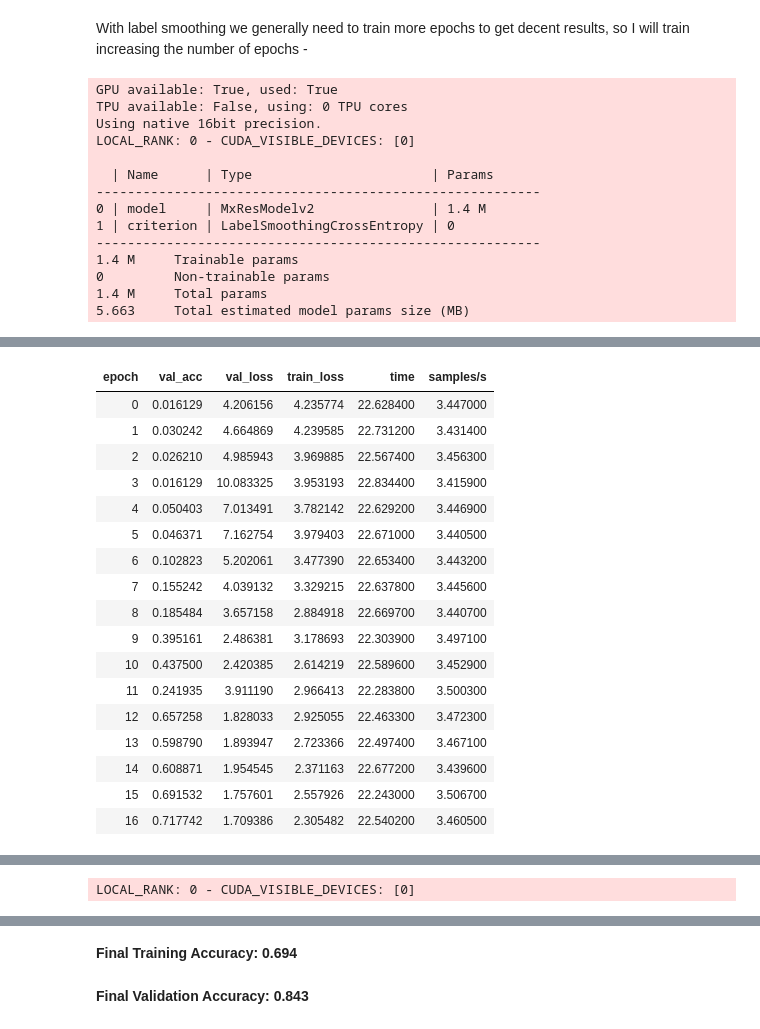
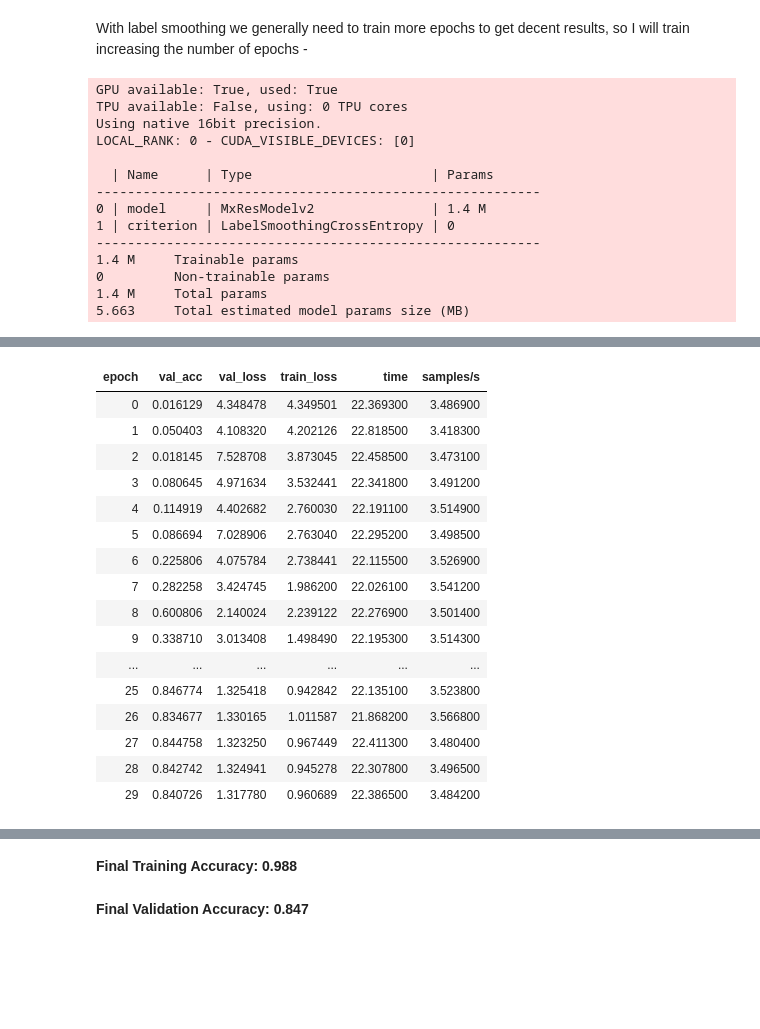
Before and after one commit to benihime91/midas-summer-internship-2021, a Jupyter notebook: midas_task_2_part_01.ipynb, the cells around one changed output, grey strips where cells are left out. Drawn from its saved outputs; the diff is of its cells as text; code cells hidden in the pictures; blank space fills up the shorter version.

```diff
--- a/midas_task_2_part_01.ipynb
+++ b/midas_task_2_part_01.ipynb
@@ -949,15 +955,18 @@ Let's build up the model : The code below incorporates SelfAttention and Mish in
 class sa_m_xResModel(nn.Sequential):
     def __init__(self, num_outputs: int, act_cls=Mish):
         conv = nn.Sequential(
-            ConvBnDropBlock(in_chans=3,  out_chans=32, kernel_size=3, stride=2, act_cls=act_cls, bias=False, use_bn=False),
-            ConvBnDropBlock(in_chans=32, out_chans=32, kernel_size=3, stride=1, act_cls=act_cls, bias=False, use_bn=False),
-            ConvBnDropBlock(in_chans=32, out_chans=64, kernel_size=3, stride=1, act_cls=act_cls, bias=False, use_bn=True),
+            ConvBnDropBlock(in_chans=3,  out_chans=32, kernel_size=3, stride=2,
+                            act_cls=act_cls, bias=False, use_bn=False),
+            ConvBnDropBlock(in_chans=32, out_chans=32, kernel_size=3, stride=1,
+                            act_cls=act_cls, bias=False, use_bn=False),
+            ConvBnDropBlock(in_chans=32, out_chans=64, kernel_size=3, stride=1,
+                            act_cls=act_cls, bias=False, use_bn=False),
             )
         pool = nn.MaxPool2d(kernel_size=3, stride=2, padding=1)
         conv_stem  = nn.Sequential(conv, pool)
-        block1 = sa_m_xResBlock(in_chans=64, out_chans=64,  stride=1, kernel_size=3, act_cls=act_cls)
-        block2 = sa_m_xResBlock(in_chans=64, out_chans=128, stride=2, kernel_size=3, act_cls=act_cls)
-        block3 = sa_m_xResBlock(in_chans=128,out_chans=256, stride=2, kernel_size=3, act_cls=act_cls)
+        block1 = xResBlock(in_chans=64, out_chans=64,  stride=1, kernel_size=3, act_cls=act_cls, sa=True)
+        block2 = xResBlock(in_chans=64, out_chans=128, stride=2, kernel_size=3, act_cls=act_cls, sa=True)
+        block3 = xResBlock(in_chans=128,out_chans=256, stride=2, kernel_size=3, act_cls=act_cls, sa=True)
         pool_flatten = nn.Sequential(nn.AdaptiveAvgPool2d(1), nn.Flatten())
         fc = nn.Sequential(nn.Dropout(0.25), nn.Linear(256, num_outputs))
         layers = OrderedDict(stem=conv_stem, block1=block1, block2=block2, block3=block3, pool_flatten=pool_flatten, fc=fc)
@@ -1113,8 +1178,8 @@ In this section, I will take the above model and update the classifiers of the m
 # %% [markdown]
 Let's add another block of layers (Dropout -> Linear -> Activation -> BatchNorm) after the `pooling layer` and the `final fc layer`  to the classifier of the model -
 # %%
-class MxResModelv2(nn.Sequential):
-    def __init__(self, num_outputs: int, act_cls=Mish):
+class xResModelv2(nn.Sequential):
+    def __init__(self, num_outputs: int, act_cls=nn.ReLU, sa=False):
         conv = nn.Sequential(
             ConvBnDropBlock(in_chans=3,  out_chans=32, kernel_size=3, stride=2, act_cls=act_cls, bias=False, use_bn=False),
             ConvBnDropBlock(in_chans=32, out_chans=32, kernel_size=3, stride=1, act_cls=act_cls, bias=False, use_bn=False),
@@ -1122,14 +1187,14 @@ class MxResModelv2(nn.Sequential):
             )
         pool = nn.MaxPool2d(kernel_size=3, stride=2, padding=1)
         conv_stem  = nn.Sequential(conv, pool)
-        block1 = xResBlock(in_chans=64, out_chans=64,  stride=1, kernel_size=3, act_cls=act_cls)
-        block2 = xResBlock(in_chans=64, out_chans=128, stride=2, kernel_size=3, act_cls=act_cls)
-        block3 = xResBlock(in_chans=128,out_chans=256, stride=2, kernel_size=3, act_cls=act_cls)
+        block1 = xResBlock(in_chans=64, out_chans=64,  stride=1, kernel_size=3, act_cls=act_cls, sa=sa)
+        block2 = xResBlock(in_chans=64, out_chans=128, stride=2, kernel_size=3, act_cls=act_cls, sa=sa)
+        block3 = xResBlock(in_chans=128,out_chans=256, stride=2, kernel_size=3, act_cls=act_cls, sa=sa)
         pool_flatten = nn.Sequential(nn.AdaptiveAvgPool2d(1), nn.Flatten())
         fc1 = nn.Sequential(nn.Dropout(0.25), nn.Linear(256, 512, bias=False), act_cls(inplace=True), nn.BatchNorm1d(512))
-        fc2 = nn.Sequential(nn.Dropout(0.25), nn.Linear(512, num_outputs, bias=False))
+        fc2 = nn.Sequential(nn.Dropout(0.5), nn.Linear(512, num_outputs, bias=False))
         layers = OrderedDict(stem=conv_stem, block1=block1, block2=block2, block3=block3, pool_flatten=pool_flatten, fc1=fc1, fc2=fc2)
-        super(MxResModelv2, self).__init__(layers)
+        super(xResModelv2, self).__init__(layers)
 # %% [markdown]
 Training the model to evaluate performance.
 # %%
@@ -1371,14 +1548,13 @@ base_tfms = A.Compose([
 
 aug_tfms = A.Compose([
     A.Resize(PRESIZE, PRESIZE, p=1.0),
-    A.Blur(blur_limit=10, always_apply=False, p=0.6),
-    A.JpegCompression(quality_lower=0, quality_upper=1, always_apply=False, p=0.5),
-    A.ColorJitter(always_apply=False, p=0.5),
     A.MultiplicativeNoise(multiplier=[0.5, 1.5], per_channel=True, p=0.5),
     A.CLAHE(p=0.5),
-    A.RandomResizedCrop(IMG_SIZE, IMG_SIZE, p=1.0),
-    A.ToFloat(max_value=255, p=1.0, ),
-    A.Cutout(num_holes=5, always_apply=False, p=0.5),
+    A.Blur(blur_limit=10, always_apply=False, p=0.5),
+    A.JpegCompression(quality_lower=0, quality_upper=1, always_apply=False, p=0.5),
+    A.CenterCrop(IMG_SIZE, IMG_SIZE, p=1.0),
+    A.Cutout(num_holes=3, always_apply=False, p=0.5),
+    A.ToFloat(max_value=255, p=1.0),
     ToTensorV2(p=1.0),])
 # %% [markdown]
 Let's view the augmentations on the Images -
@@ -1562,7 +1678,7 @@ class LabelSmoothingCrossEntropy(nn.Module):
 # %% [markdown]
 With label smoothing we generally need to train more epochs to get decent results, so I will train increasing the number of epochs -
 # %%
-exp_name = "stage-03-MxResModelv2-labelsmooth"
+exp_name = "stage-01-xResModelv2-aug-wd-labelsmooth"
 train_dl, valid_dl = get_data(transforms=aug_tfms, valid_transforms=base_tfms)
 
 # instantiate the model
@@ -1605,18 +1721,17 @@ Training [1116/1860 06:41 < 04:28, 2.77 it/s, Epoch 17 {'loss': '2.2', 'v_num':
 | epoch | val_acc | val_loss | train_loss | time | samples/s |
-| 0 | 0.016129 | 4.206156 | 4.235774 | 22.628400 | 3.447000 |
-| 1 | 0.030242 | 4.664869 | 4.239585 | 22.731200 | 3.431400 |
-| 2 | 0.026210 | 4.985943 | 3.969885 | 22.567400 | 3.456300 |
-| 3 | 0.016129 | 10.083325 | 3.953193 | 22.834400 | 3.415900 |
-| 4 | 0.050403 | 7.013491 | 3.782142 | 22.629200 | 3.446900 |
-| 5 | 0.046371 | 7.162754 | 3.979403 | 22.671000 | 3.440500 |
-| 6 | 0.102823 | 5.202061 | 3.477390 | 22.653400 | 3.443200 |
-| 7 | 0.155242 | 4.039132 | 3.329215 | 22.637800 | 3.445600 |
-| 8 | 0.185484 | 3.657158 | 2.884918 | 22.669700 | 3.440700 |
-| 9 | 0.395161 | 2.486381 | 3.178693 | 22.303900 | 3.497100 |
-| 10 | 0.437500 | 2.420385 | 2.614219 | 22.589600 | 3.452900 |
-| 11 | 0.241935 | 3.911190 | 2.966413 | 22.283800 | 3.500300 |
-| 12 | 0.657258 | 1.828033 | 2.925055 | 22.463300 | 3.472300 |
-| 13 | 0.598790 | 1.893947 | 2.723366 | 22.497400 | 3.467100 |
-| 14 | 0.608871 | 1.954545 | 2.371163 | 22.677200 | 3.439600 |
-| 15 | 0.691532 | 1.757601 | 2.557926 | 22.243000 | 3.506700 |
-| 16 | 0.717742 | 1.709386 | 2.305482 | 22.540200 | 3.460500 |
+| 0 | 0.016129 | 4.348478 | 4.349501 | 22.369300 | 3.486900 |
+| 1 | 0.050403 | 4.108320 | 4.202126 | 22.818500 | 3.418300 |
+| 2 | 0.018145 | 7.528708 | 3.873045 | 22.458500 | 3.473100 |
+| 3 | 0.080645 | 4.971634 | 3.532441 | 22.341800 | 3.491200 |
+| 4 | 0.114919 | 4.402682 | 2.760030 | 22.191100 | 3.514900 |
+| 5 | 0.086694 | 7.028906 | 2.763040 | 22.295200 | 3.498500 |
+| 6 | 0.225806 | 4.075784 | 2.738441 | 22.115500 | 3.526900 |
+| 7 | 0.282258 | 3.424745 | 1.986200 | 22.026100 | 3.541200 |
+| 8 | 0.600806 | 2.140024 | 2.239122 | 22.276900 | 3.501400 |
+| 9 | 0.338710 | 3.013408 | 1.498490 | 22.195300 | 3.514300 |
+| ... | ... | ... | ... | ... | ... |
+| 25 | 0.846774 | 1.325418 | 0.942842 | 22.135100 | 3.523800 |
+| 26 | 0.834677 | 1.330165 | 1.011587 | 21.868200 | 3.566800 |
+| 27 | 0.844758 | 1.323250 | 0.967449 | 22.411300 | 3.480400 |
+| 28 | 0.842742 | 1.324941 | 0.945278 | 22.307800 | 3.496500 |
+| 29 | 0.840726 | 1.317780 | 0.960689 | 22.386500 | 3.484200 |
@@ -1641,4 +1739,3 @@ Training [1860/1860 11:20, Epoch 29 {'loss': '1.78', 'v_num': 19}]
-LOCAL_RANK: 0 - CUDA_VISIBLE_DEVICES: [0]
 [interactive output not drawn]
-**Final Training Accuracy: 0.694**
+**Final Training Accuracy: 0.988**
-**Final Validation Accuracy: 0.843**
+**Final Validation Accuracy: 0.847**
```
Also changed, not shown: parts of 42 cells of this notebook.
